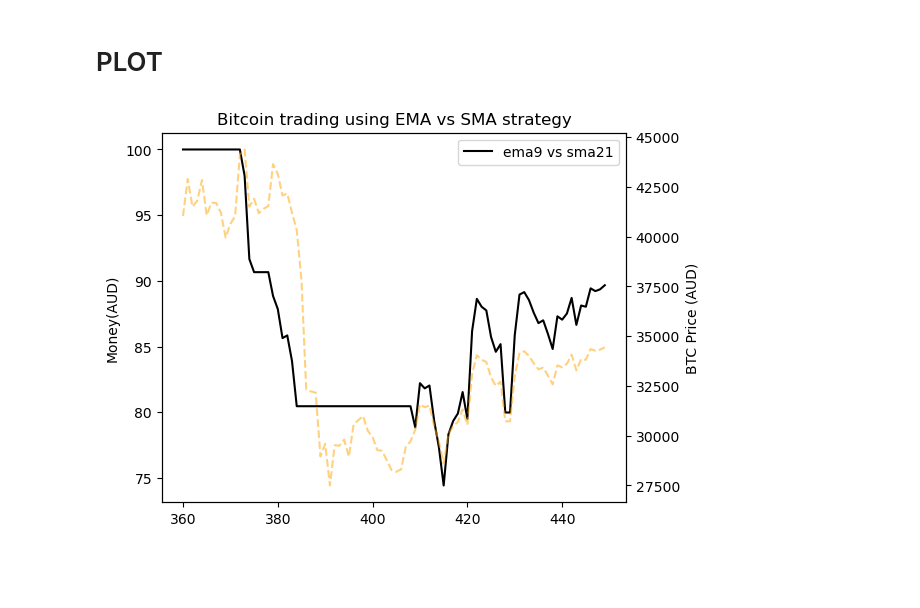
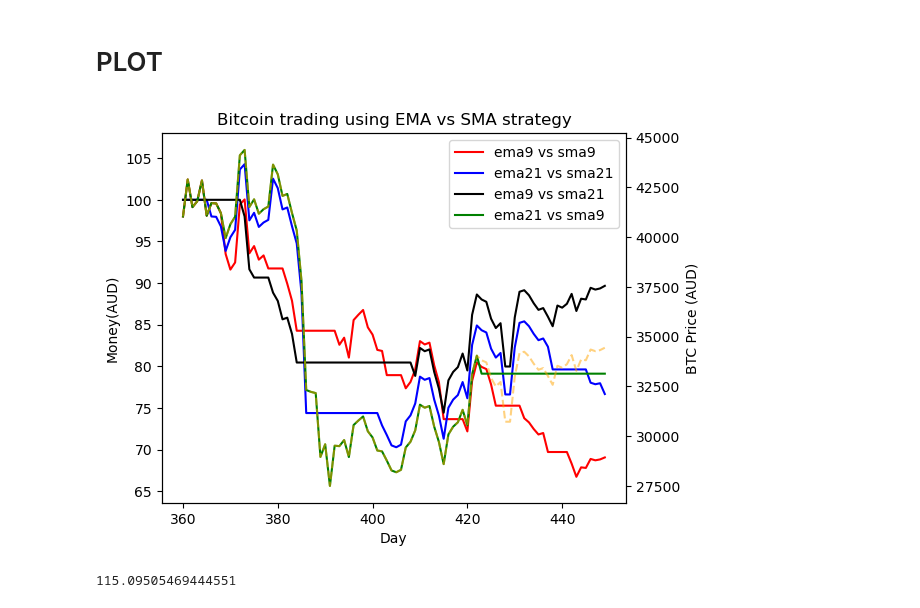
Before and after one commit to yuanyuan2000/btc_bot, a Jupyter notebook: EMA_SMA (baseline).ipynb, the cells around one changed output. Saved outputs shown, nothing was run; the diff lists cells and outputs as text; code cells hidden in the pictures; blank space fills up the shorter version.

```diff
--- a/EMA_SMA (baseline).ipynb
+++ b/EMA_SMA (baseline).ipynb
@@ -58,35 +58,39 @@ def baselineFunction(ema, sma):
 import matplotlib.pyplot as plt
 
 #market condition
 price_per_bitcoin = np.asarray(df_data['close'])
 
 fig, ax1 = plt.subplots()
 fig.subplots_adjust(right=0.85)
 #trade strategies
 ema21_sma21 = baselineFunction('ema_21','sma_21')
 ema9_sma9 = baselineFunction('ema_9', 'sma_9')
 ema21_sma9 = baselineFunction('ema_21', 'sma_9')
 ema9_sma21 = baselineFunction ('ema_9', 'sma_21')
 
 #Different plots
 #----uncomment to see other ema sma trading strategies-----
-# ax1.plot(days,ema9_sma9,color='r',label='ema9 vs sma9')
-# ax1.plot(days,ema21_sma21,color='b',label='ema21 vs sma21')
+ax1.plot(days,ema9_sma9,color='r',label='ema9 vs sma9')
+ax1.plot(days,ema21_sma21,color='b',label='ema21 vs sma21')
 ax1.plot(days,ema9_sma21,color='k',label='ema9 vs sma21')
-#ax1.plot(days,ema21_sma9,color='g',label='ema21 vs sma9')
+ax1.plot(days,ema21_sma9,color='g',label='ema21 vs sma9')
 
 #bitcoin market plot
 ax2 = ax1.twinx()
 ax2.plot(days, price_per_bitcoin, linestyle='--', color='orange', alpha=0.5, label='BTC Price (AUD)')
 
 
 #Titles and axis
 ax1.legend()
 plt.title('Bitcoin trading using EMA vs SMA strategy')
-plt.xlabel('Day')
+ax1.set_xlabel('Day')
 ax1.set_ylabel('Money(AUD)')
 ax2.set_ylabel('BTC Price (AUD)')
 plt.savefig(f'figure/{start_time}to{end_time}BaselineStrategy.png')
 plt.show()
 # %% [output]
-[figure, old version]
+[figure, new version]
+# %%
+ema21_sma9[-1]
+# %% [output]
+115.09505469444551
```
Also changed, not shown: 4 other files.
